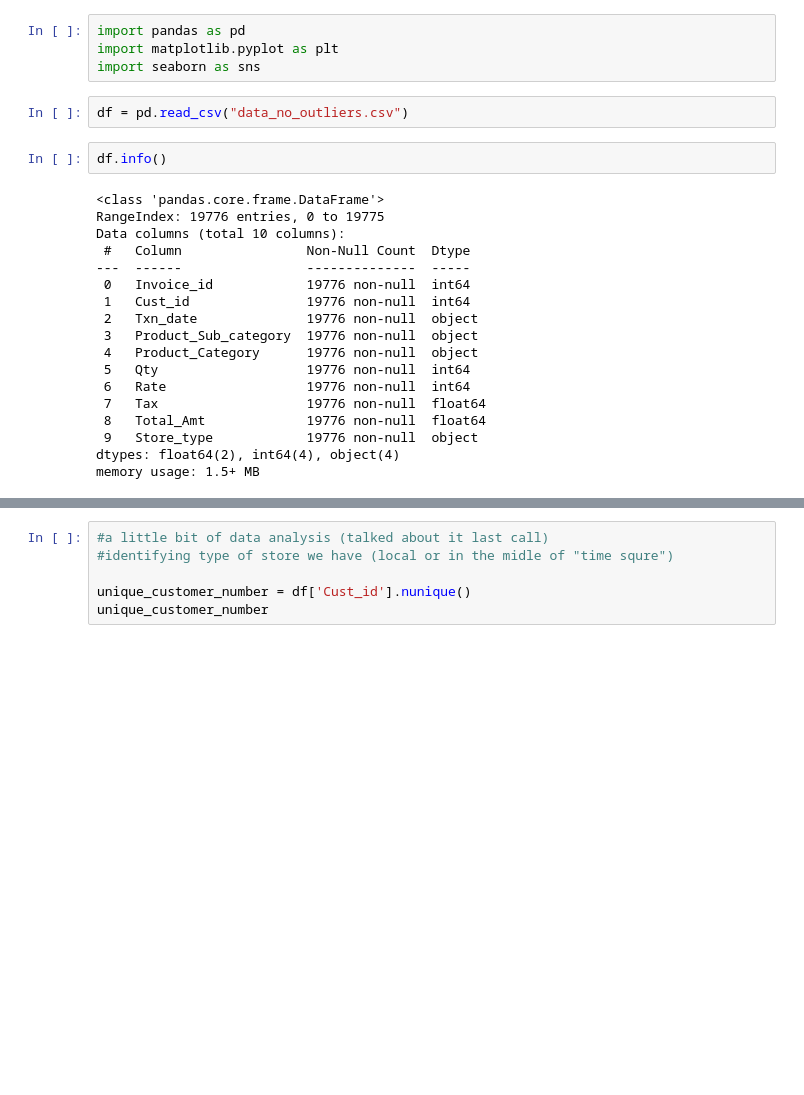
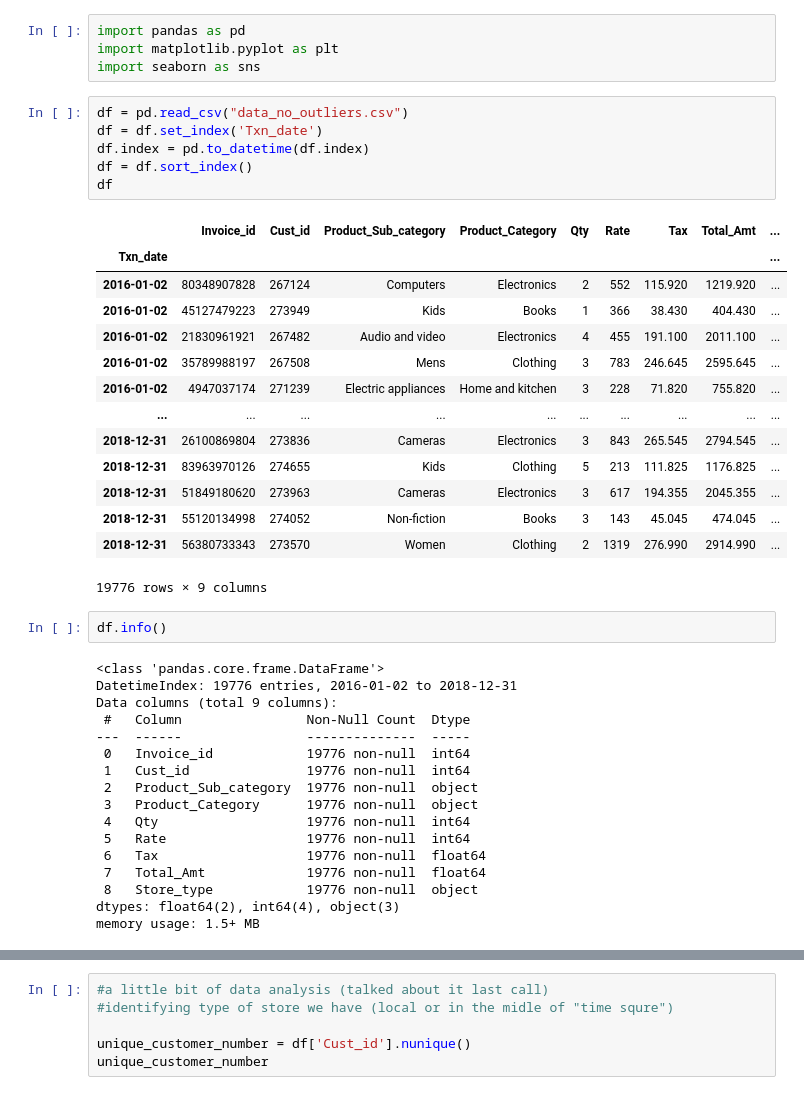
Before and after one commit to PilatusPy/Capstone-II, a Jupyter notebook: store_project/data_analysis_beginning .ipynb, the cells around one changed output, grey strips where cells are left out. Cells and saved outputs as stored; diff of their text form; blank space fills up the shorter version.

```diff
--- a/store_project/data_analysis_beginning .ipynb
+++ b/store_project/data_analysis_beginning .ipynb
@@ -4,25 +4,43 @@ import matplotlib.pyplot as plt
 import seaborn as sns
 # %%
 df = pd.read_csv("data_no_outliers.csv")
+df = df.set_index('Txn_date')
+df.index = pd.to_datetime(df.index)
+df = df.sort_index()
+df
+# %% [output]
+|  | Invoice_id | Cust_id | Product_Sub_category | Product_Category | Qty | Rate | Tax | Total_Amt | ... |
+| Txn_date |  |  |  |  |  |  |  |  | ... |
+| 2016-01-02 | 80348907828 | 267124 | Computers | Electronics | 2 | 552 | 115.920 | 1219.920 | ... |
+| 2016-01-02 | 45127479223 | 273949 | Kids | Books | 1 | 366 | 38.430 | 404.430 | ... |
+| 2016-01-02 | 21830961921 | 267482 | Audio and video | Electronics | 4 | 455 | 191.100 | 2011.100 | ... |
+| 2016-01-02 | 35789988197 | 267508 | Mens | Clothing | 3 | 783 | 246.645 | 2595.645 | ... |
+| 2016-01-02 | 4947037174 | 271239 | Electric appliances | Home and kitchen | 3 | 228 | 71.820 | 755.820 | ... |
+| ... | ... | ... | ... | ... | ... | ... | ... | ... | ... |
+| 2018-12-31 | 26100869804 | 273836 | Cameras | Electronics | 3 | 843 | 265.545 | 2794.545 | ... |
+| 2018-12-31 | 83963970126 | 274655 | Kids | Clothing | 5 | 213 | 111.825 | 1176.825 | ... |
+| 2018-12-31 | 51849180620 | 273963 | Cameras | Electronics | 3 | 617 | 194.355 | 2045.355 | ... |
+| 2018-12-31 | 55120134998 | 274052 | Non-fiction | Books | 3 | 143 | 45.045 | 474.045 | ... |
+| 2018-12-31 | 56380733343 | 273570 | Women | Clothing | 2 | 1319 | 276.990 | 2914.990 | ... |
+19776 rows × 9 columns
 # %%
 df.info()
 # %% [output]
 <class 'pandas.core.frame.DataFrame'>
-RangeIndex: 19776 entries, 0 to 19775
-Data columns (total 10 columns):
+DatetimeIndex: 19776 entries, 2016-01-02 to 2018-12-31
+Data columns (total 9 columns):
  #   Column                Non-Null Count  Dtype
 ---  ------                --------------  -----
  0   Invoice_id            19776 non-null  int64
  1   Cust_id               19776 non-null  int64
- 2   Txn_date              19776 non-null  object
- 3   Product_Sub_category  19776 non-null  object
- 4   Product_Category      19776 non-null  object
- 5   Qty                   19776 non-null  int64
- 6   Rate                  19776 non-null  int64
- 7   Tax                   19776 non-null  float64
- 8   Total_Amt             19776 non-null  float64
- 9   Store_type            19776 non-null  object
-dtypes: float64(2), int64(4), object(4)
+ 2   Product_Sub_category  19776 non-null  object
+ 3   Product_Category      19776 non-null  object
+ 4   Qty                   19776 non-null  int64
+ 5   Rate                  19776 non-null  int64
+ 6   Tax                   19776 non-null  float64
+ 7   Total_Amt             19776 non-null  float64
+ 8   Store_type            19776 non-null  object
+dtypes: float64(2), int64(4), object(3)
 memory usage: 1.5+ MB
 # %%
 total_sales = df['Total_Amt'].sum()
```
Also changed, not shown: parts of 5 cells of this notebook.
